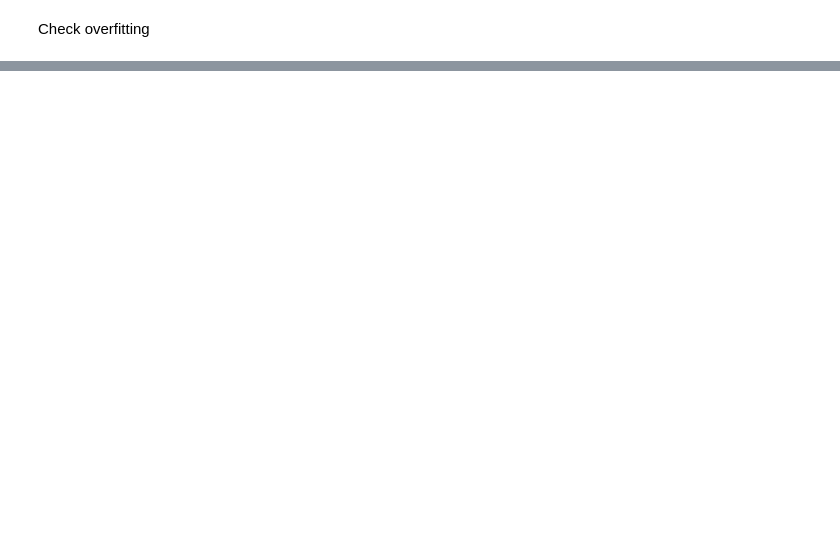
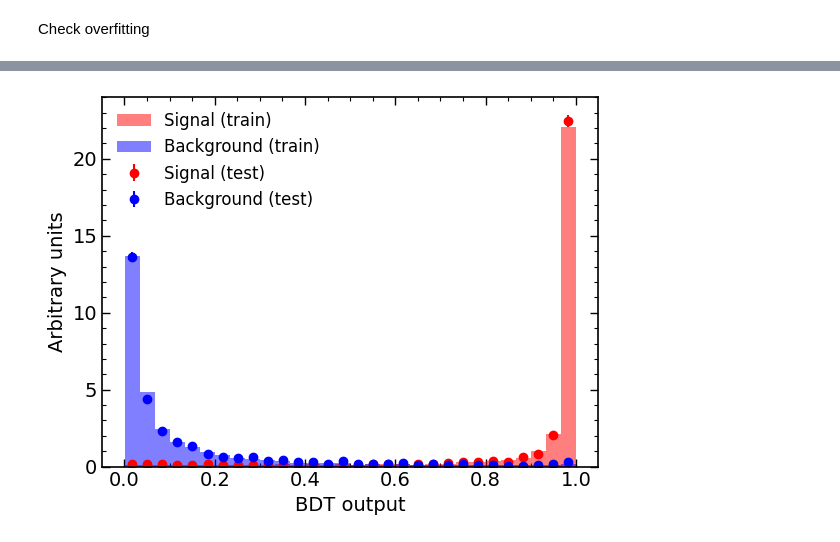
Before and after one commit to rrabadan/b2bH-vlq, a Jupyter notebook: notebooks/bdt-training.ipynb, the cells around one changed output, grey strips where cells are left out. Drawn from its saved outputs; the diff is of its cells as text; code cells hidden in the pictures; blank space fills up the shorter version.

```diff
--- a/notebooks/bdt-training.ipynb
+++ b/notebooks/bdt-training.ipynb
@@ -99,6 +103,12 @@ plt.tight_layout()
 # %%
 Xy, ids = prepare_training_data(
-    df_sig, df_bkg, mva_vars.values(), mva_vars.values(), id_columns=["NEvts"]
+    df_sig,
+    df_bkg,
+    mva_vars.values(),
+    mva_vars.values(),
+    sig_weights=w_sig,
+    bkg_weights=w_bkg,
+    id_columns=["NEvts"]
 )
 # %%
 train_set, test_set = split_train_test_by_unique_id(
@@ -169,0 +212,10 @@ plot_shap_summary(shap_values, train_X)
+# %%
+model_xgb = xgb.XGBClassifier(
+    n_estimators=2500,
+    max_depth=2,
+    learning_rate=0.05,
+    random_state=42,
+    early_stopping_rounds=100,
+)
+# %%
+model_xgb.fit(train_X, train_y, eval_set=[(val_X, val_y)], verbose=False)
@@ -169,0 +239,7 @@ plot_shap_summary(shap_values, train_X)
+# %%
+plot_train_test_response(
+    model_xgb,
+    train_X, train_y, val_X, val_y, log_y=False
+)
+# %% [output]
+[figure, added]
```
Also changed, not shown: parts of 30 cells of this notebook.
